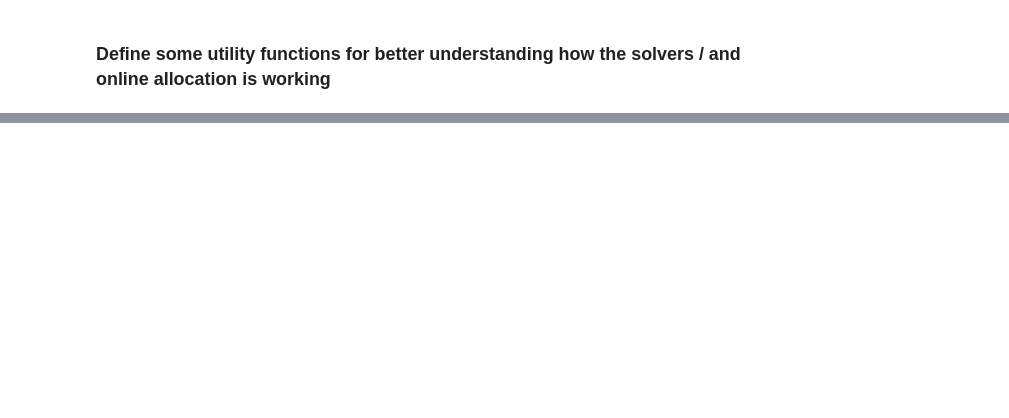
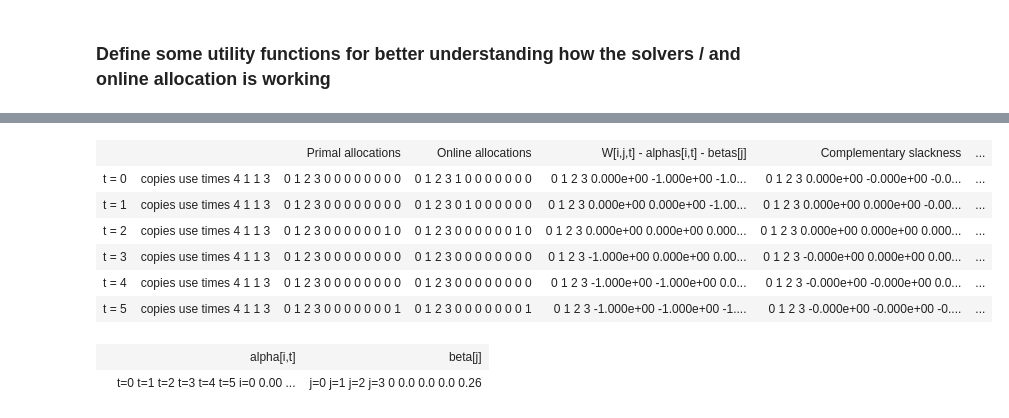
Before and after one commit to lguerdan/dynamic-matching-solver, a Jupyter notebook: v2_dynamic_matching_lp_solver_expansion2.ipynb, the cells around one changed output, grey strips where cells are left out. Saved outputs shown, nothing was run; the diff lists cells and outputs as text; code cells hidden in the pictures; blank space fills up the shorter version.

```diff
--- a/v2_dynamic_matching_lp_solver_expansion2.ipynb
+++ b/v2_dynamic_matching_lp_solver_expansion2.ipynb
@@ -725,0 +565,12 @@ print(comps[1,2,4])
+# %%
+pairing_weights = -1 * np.ones((2,4,6))
+
+pairing_weights[:,:,0] = np.array([[0, -1, -1, -1], [.49, -1, -1, -1]])
+pairing_weights[:,:,1] = np.array([[0, 0, -1, -1],[.49, .48, -1, -1]])
+pairing_weights[:,:,2] = np.array([[0,0,0,-1],[.49, .48, .53, -1]])
+pairing_weights[:,:,3] = np.array([[-1, 0,0,0],[-1, .48, .53, .79]])
+pairing_weights[:,:,4] = np.array([[-1, -1, 0,0],[-1, -1, .53, .79]])
+pairing_weights[:,:,5] = np.array([[-1, -1, -1, 0],[-1, -1, -1, .79]])
+
+valid_matches = np.zeros(pairing_weights.shape, np.int)
+valid_matches[pairing_weights != -1] = 1
@@ -725,0 +600,12 @@ print(comps[1,2,4])
+# %%
+display_3D([allocs,online_allocations], [comps, comp_slackness, pairing_weights], names, c, k, T)
+# %% [output]
+|  |  | Primal allocations | Online allocations | W[i,j,t] - alphas[i,t] - betas[j] | Complementary slackness | ... |
+| t = 0 | copies use times 4 1 1 3 | 0 1 2 3 0 0 0 0 0 0 0 0 | 0 1 2 3 1 0 0 0 0 0 0 0 | 0 1 2 3 0.000e+00 -1.000e+00 -1.0... | 0 1 2 3 0.000e+00 -0.000e+00 -0.0... | ... |
+| t = 1 | copies use times 4 1 1 3 | 0 1 2 3 0 0 0 0 0 0 0 0 | 0 1 2 3 0 1 0 0 0 0 0 0 | 0 1 2 3 0.000e+00 0.000e+00 -1.00... | 0 1 2 3 0.000e+00 0.000e+00 -0.00... | ... |
+| t = 2 | copies use times 4 1 1 3 | 0 1 2 3 0 0 0 0 0 0 1 0 | 0 1 2 3 0 0 0 0 0 0 1 0 | 0 1 2 3 0.000e+00 0.000e+00 0.000... | 0 1 2 3 0.000e+00 0.000e+00 0.000... | ... |
+| t = 3 | copies use times 4 1 1 3 | 0 1 2 3 0 0 0 0 0 0 0 0 | 0 1 2 3 0 0 0 0 0 0 0 0 | 0 1 2 3 -1.000e+00 0.000e+00 0.00... | 0 1 2 3 -0.000e+00 0.000e+00 0.00... | ... |
+| t = 4 | copies use times 4 1 1 3 | 0 1 2 3 0 0 0 0 0 0 0 0 | 0 1 2 3 0 0 0 0 0 0 0 0 | 0 1 2 3 -1.000e+00 -1.000e+00 0.0... | 0 1 2 3 -0.000e+00 -0.000e+00 0.0... | ... |
+| t = 5 | copies use times 4 1 1 3 | 0 1 2 3 0 0 0 0 0 0 0 1 | 0 1 2 3 0 0 0 0 0 0 0 1 | 0 1 2 3 -1.000e+00 -1.000e+00 -1.... | 0 1 2 3 -0.000e+00 -0.000e+00 -0.... | ... |
+|  | alpha[i,t] | beta[j] |
+|  | t=0 t=1 t=2 t=3 t=4 t=5 i=0 0.00 ... | j=0 j=1 j=2 j=3 0 0.0 0.0 0.0 0.26 |
```
Also changed, not shown: parts of 50 cells of this notebook, 4 other files.
